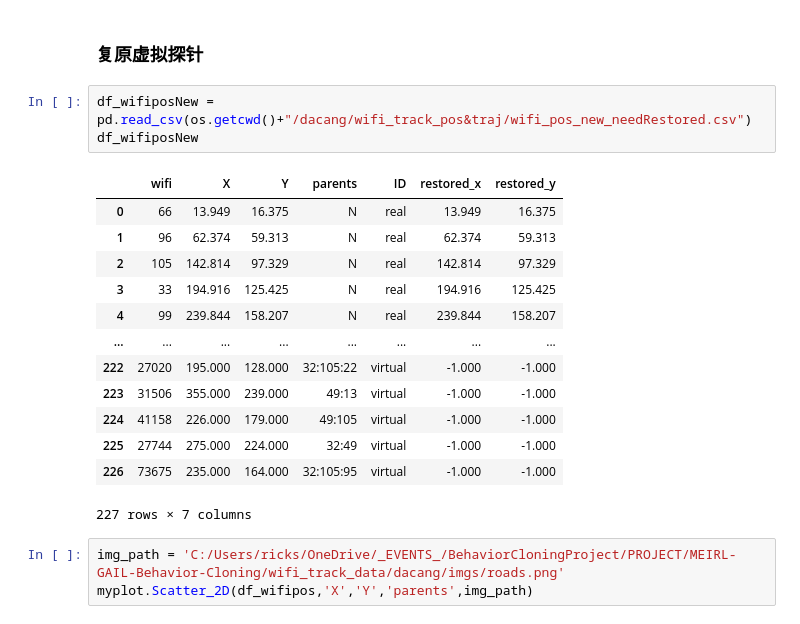
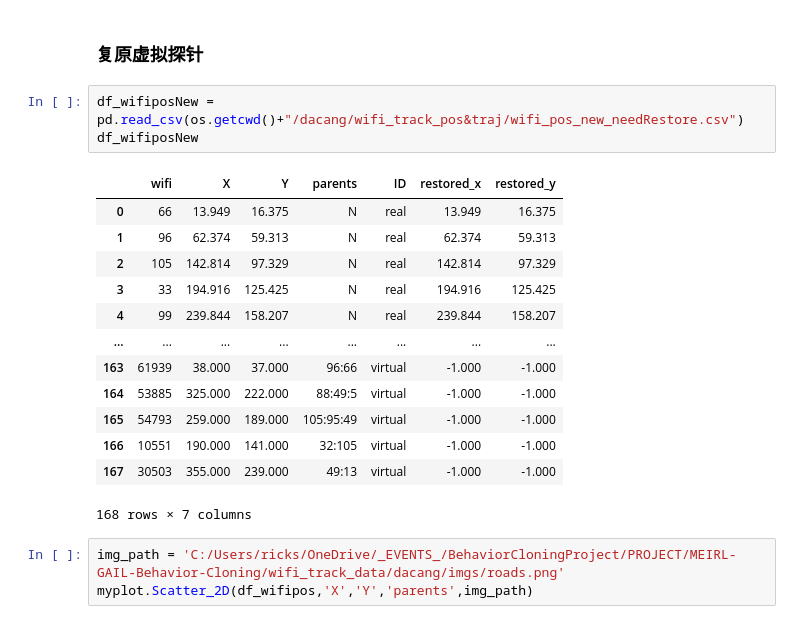
Before and after one commit to RickH-Arch/MEIRL-GAIL-Behavior-Cloning, a Jupyter notebook: wifi_track_data/wifi_track_data_clean_advanced.ipynb, the cells around one changed output. Cells and saved outputs as stored; diff of their text form.

Commit message:
restored

```diff
--- a/wifi_track_data/wifi_track_data_clean_advanced.ipynb
+++ b/wifi_track_data/wifi_track_data_clean_advanced.ipynb
@@ -492,22 +451,22 @@ myplot.Parents_2D(df_wifiposNew,img_path)
 # %% [markdown]
 ### 复原虚拟探针
 # %%
-df_wifiposNew = pd.read_csv(os.getcwd()+"/dacang/wifi_track_pos&traj/wifi_pos_new_needRestored.csv")
+df_wifiposNew = pd.read_csv(os.getcwd()+"/dacang/wifi_track_pos&traj/wifi_pos_new_needRestore.csv")
 df_wifiposNew
 # %% [output]
 |  | wifi | X | Y | parents | ID | restored_x | restored_y |
 | 0 | 66 | 13.949 | 16.375 | N | real | 13.949 | 16.375 |
 | 1 | 96 | 62.374 | 59.313 | N | real | 62.374 | 59.313 |
 | 2 | 105 | 142.814 | 97.329 | N | real | 142.814 | 97.329 |
 | 3 | 33 | 194.916 | 125.425 | N | real | 194.916 | 125.425 |
 | 4 | 99 | 239.844 | 158.207 | N | real | 239.844 | 158.207 |
 | ... | ... | ... | ... | ... | ... | ... | ... |
-| 222 | 27020 | 195.000 | 128.000 | 32:105:22 | virtual | -1.000 | -1.000 |
-| 223 | 31506 | 355.000 | 239.000 | 49:13 | virtual | -1.000 | -1.000 |
-| 224 | 41158 | 226.000 | 179.000 | 49:105 | virtual | -1.000 | -1.000 |
-| 225 | 27744 | 275.000 | 224.000 | 32:49 | virtual | -1.000 | -1.000 |
-| 226 | 73675 | 235.000 | 164.000 | 32:105:95 | virtual | -1.000 | -1.000 |
+| 163 | 61939 | 38.000 | 37.000 | 96:66 | virtual | -1.000 | -1.000 |
+| 164 | 53885 | 325.000 | 222.000 | 88:49:5 | virtual | -1.000 | -1.000 |
+| 165 | 54793 | 259.000 | 189.000 | 105:95:49 | virtual | -1.000 | -1.000 |
+| 166 | 10551 | 190.000 | 141.000 | 32:105 | virtual | -1.000 | -1.000 |
+| 167 | 30503 | 355.000 | 239.000 | 49:13 | virtual | -1.000 | -1.000 |
-227 rows × 7 columns
+168 rows × 7 columns
 # %%
 img_path = 'C:/Users/ricks/OneDrive/_EVENTS_/BehaviorCloningProject/PROJECT/MEIRL-GAIL-Behavior-Cloning/wifi_track_data/dacang/imgs/roads.png'
 myplot.Scatter_2D(df_wifipos,'X','Y','parents',img_path)
```
Also changed, not shown: parts of 7 cells of this notebook, 5 other files.
